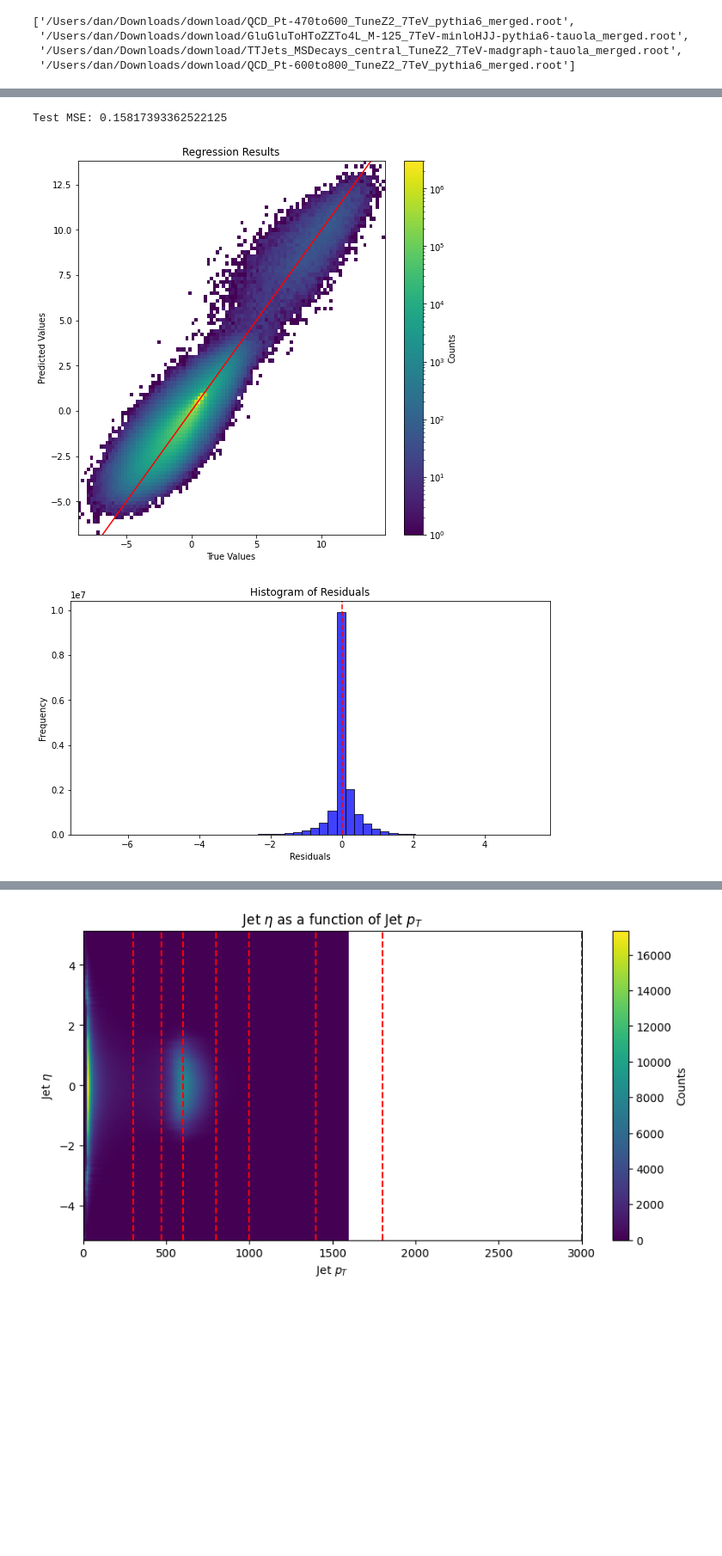
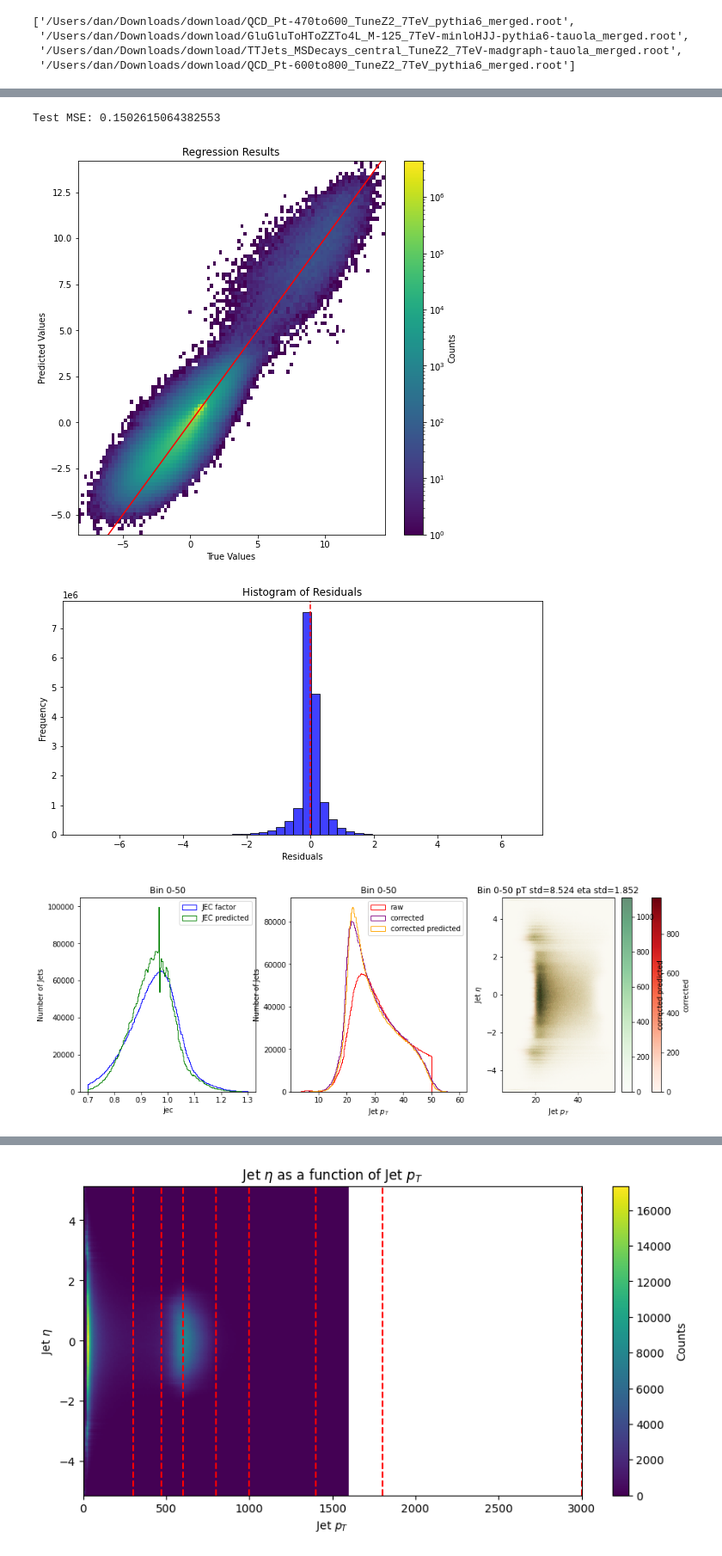
Before and after one commit to DanGodi/ExpPro, a Jupyter notebook: Notebooks/jecs_different_data.ipynb, the cells around one changed output, grey strips where cells are left out. Shown at 86% size. Saved outputs shown, nothing was run; the diff lists cells and outputs as text; code cells hidden in the pictures; blank space fills up the shorter version.

```diff
--- a/Notebooks/jecs_different_data.ipynb
+++ b/Notebooks/jecs_different_data.ipynb
@@ -130,9 +57,9 @@ jec_dataset = JetEnergyCorrectionDataset(final_pts, final_etas, final_area, fina
 # %%
-importlib.reload(train)
+import train_copy as train
 from j_model import ShallowMLP
 
 j_model = ShallowMLP()
 j_model.to(device)
 
-train.train(j_model, jec_dataset,num_epochs=5)
+train.train(j_model, jec_dataset,num_epochs=15)
 # %% [output]
@@ -156,0 +84,5 @@ Epoch 5/5, Train Loss: 0.175824989, Validation Loss: 0.175135156
+# %%
+import importlib
+import eval
+importlib.reload(eval)
+eval.run(jec_dataset)
@@ -157,3 +97,19 @@ Epoch 5/5, Train Loss: 0.175824989, Validation Loss: 0.175135156
+# %%
+fp = ['/Users/dan/Downloads/download/GluGluToHToZZTo4L_M-125_7TeV-minloHJJ-pythia6-tauola_merged.root','/Users/dan/Downloads/download/QCD_Pt-600to800_TuneZ2_7TeV_pythia6_merged.root']
+# Initialize empty NumPy arrays
+pts_test = np.empty((0,), dtype=np.float32)
+etas_test = np.empty((0,), dtype=np.float32)
+area_test = np.empty((0,), dtype=np.float32)
+npvs_test = np.empty((0,), dtype=np.int32)
+jecs_test = np.empty((0,), dtype=np.float32)
+
+# Load data efficiently
+for current_pts_test, current_etas_test, current_area_test, current_npvs_test, current_jecs_test in load_root_files(fp):
+    pts_test = np.concatenate((pts_test, np.array(current_pts_test, dtype=np.float32)))
+    etas_test = np.concatenate((etas_test, np.array(current_etas_test, dtype=np.float32)))
+    area_test = np.concatenate((area_test, np.array(current_area_test, dtype=np.float32)))
+    npvs_test = np.concatenate((npvs_test, np.array(current_npvs_test, dtype=np.int32)))
+    jecs_test = np.concatenate((jecs_test, np.array(current_jecs_test, dtype=np.float32)))
 # %%
-x=np.transpose(np.array([final_pts,final_etas,final_area,final_npvs,final_gen_pts]))
-y=np.array(final_jecs)
+x=np.transpose(np.array([pts_test,etas_test,area_test,npvs_test]))
+y=np.array(jecs_test)
@@ -166,11 +119,12 @@ save_scaler(jec_dataset.scaler_x, jec_dataset.scaler_y)
 # %%
 importlib.reload(dataset)
 
 import eval_multiple_src as eval
 
 importlib.reload(eval)
-eval.run(x2,y2)
+eval.run(x,y)
 # %% [output]
-Test MSE: 0.15817393362522125
+Test MSE: 0.1502615064382553
-[figure, old version]
+[figure, new version]
-[figure, old version]
+[figure, new version]
+[figure, added]
```
Also changed, not shown: parts of 15 cells of this notebook, 7 other files.
